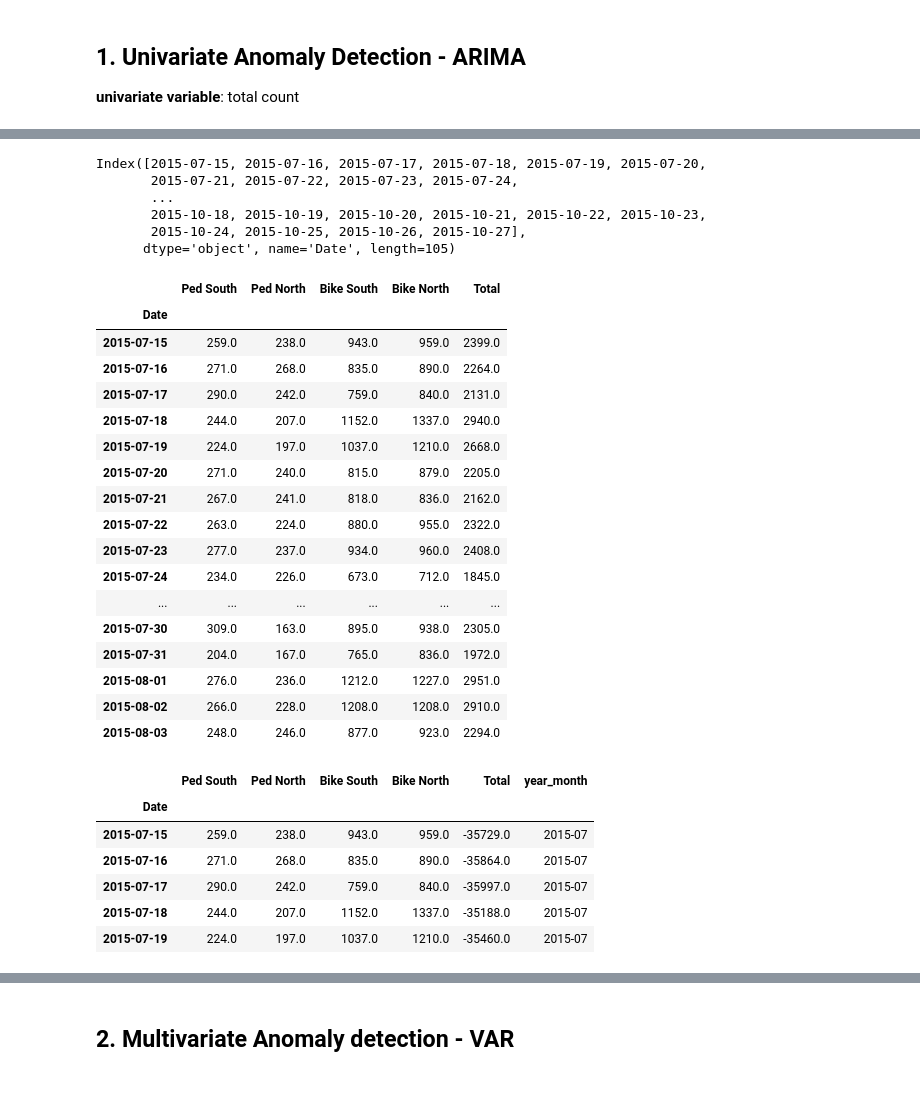
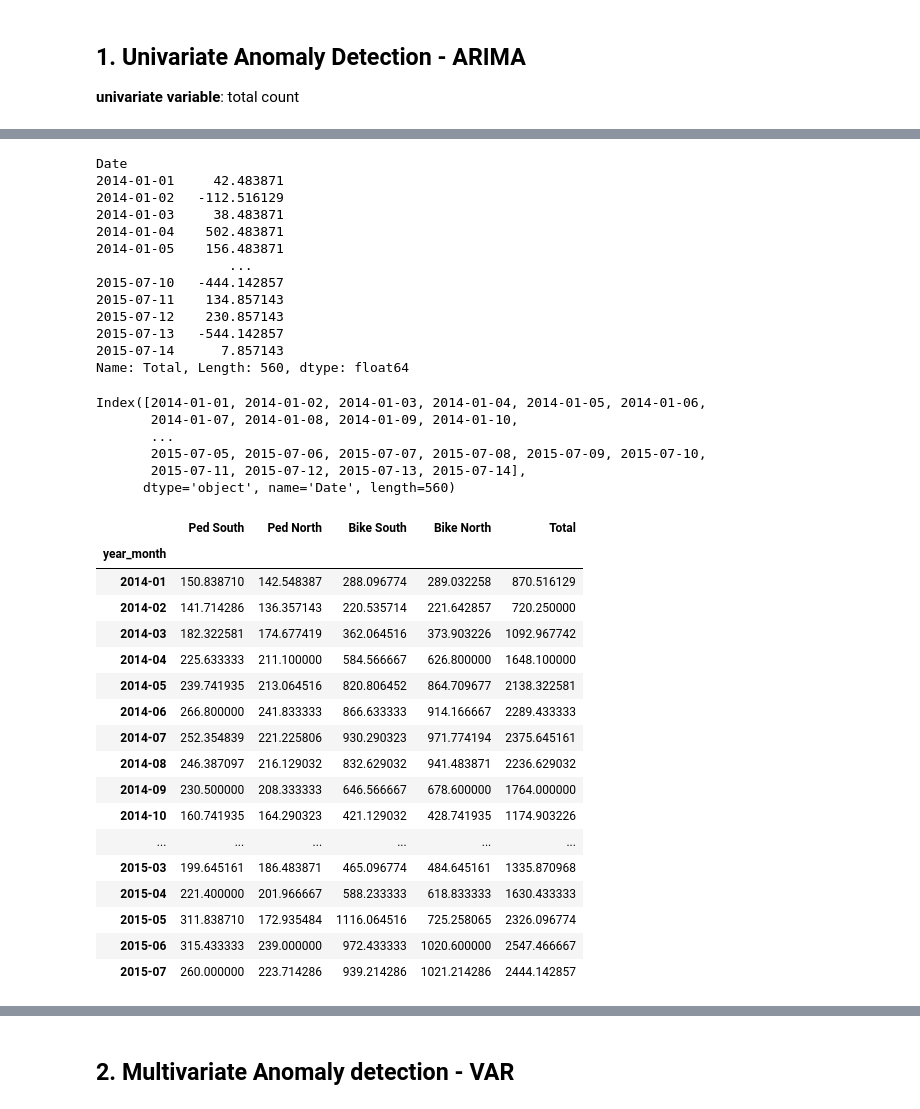
Before and after one commit to HsiangHung/Machine_Learning_Note, a Jupyter notebook: Time_Series/anomaly_detection/univariate/ARIMA_AD/ARIMA_anomaly_detection.ipynb, the cells around one changed output, grey strips where cells are left out. Cells and saved outputs as stored; diff of their text form; code cells hidden in the pictures.

```diff
--- a/Time_Series/anomaly_detection/univariate/ARIMA_AD/ARIMA_anomaly_detection.ipynb
+++ b/Time_Series/anomaly_detection/univariate/ARIMA_AD/ARIMA_anomaly_detection.ipynb
@@ -105,40 +228,25 @@ pandas.core.series.Series
+# %%
+train_uni
+# %% [output]
+Date
+2014-01-01     42.483871
+2014-01-02   -112.516129
+2014-01-03     38.483871
+2014-01-04    502.483871
+2014-01-05    156.483871
+                 ...
+2015-07-10   -444.142857
+2015-07-11    134.857143
+2015-07-12    230.857143
+2015-07-13   -544.142857
+2015-07-14      7.857143
+Name: Total, Length: 560, dtype: float64
 # %%
-test_uni.index
+train_uni.index
 # %% [output]
-Index([2015-07-15, 2015-07-16, 2015-07-17, 2015-07-18, 2015-07-19, 2015-07-20,
-       2015-07-21, 2015-07-22, 2015-07-23, 2015-07-24,
+Index([2014-01-01, 2014-01-02, 2014-01-03, 2014-01-04, 2014-01-05, 2014-01-06,
+       2014-01-07, 2014-01-08, 2014-01-09, 2014-01-10,
        ...
-       2015-10-18, 2015-10-19, 2015-10-20, 2015-10-21, 2015-10-22, 2015-10-23,
-       2015-10-24, 2015-10-25, 2015-10-26, 2015-10-27],
-      dtype='object', name='Date', length=105)
+       2015-07-05, 2015-07-06, 2015-07-07, 2015-07-08, 2015-07-09, 2015-07-10,
+       2015-07-11, 2015-07-12, 2015-07-13, 2015-07-14],
+      dtype='object', name='Date', length=560)
-# %%
-df_day[(train_hours//24):].copy().head(20)
-# %% [output]
-|  | Ped South | Ped North | Bike South | Bike North | Total |
-| Date |  |  |  |  |  |
-| 2015-07-15 | 259.0 | 238.0 | 943.0 | 959.0 | 2399.0 |
-| 2015-07-16 | 271.0 | 268.0 | 835.0 | 890.0 | 2264.0 |
-| 2015-07-17 | 290.0 | 242.0 | 759.0 | 840.0 | 2131.0 |
-| 2015-07-18 | 244.0 | 207.0 | 1152.0 | 1337.0 | 2940.0 |
-| 2015-07-19 | 224.0 | 197.0 | 1037.0 | 1210.0 | 2668.0 |
-| 2015-07-20 | 271.0 | 240.0 | 815.0 | 879.0 | 2205.0 |
-| 2015-07-21 | 267.0 | 241.0 | 818.0 | 836.0 | 2162.0 |
-| 2015-07-22 | 263.0 | 224.0 | 880.0 | 955.0 | 2322.0 |
-| 2015-07-23 | 277.0 | 237.0 | 934.0 | 960.0 | 2408.0 |
-| 2015-07-24 | 234.0 | 226.0 | 673.0 | 712.0 | 1845.0 |
-| ... | ... | ... | ... | ... | ... |
-| 2015-07-30 | 309.0 | 163.0 | 895.0 | 938.0 | 2305.0 |
-| 2015-07-31 | 204.0 | 167.0 | 765.0 | 836.0 | 1972.0 |
-| 2015-08-01 | 276.0 | 236.0 | 1212.0 | 1227.0 | 2951.0 |
-| 2015-08-02 | 266.0 | 228.0 | 1208.0 | 1208.0 | 2910.0 |
-| 2015-08-03 | 248.0 | 246.0 | 877.0 | 923.0 | 2294.0 |
-# %%
-test_uni.head()
-# %% [output]
-|  | Ped South | Ped North | Bike South | Bike North | Total | year_month |
-| Date |  |  |  |  |  |  |
-| 2015-07-15 | 259.0 | 238.0 | 943.0 | 959.0 | -35729.0 | 2015-07 |
-| 2015-07-16 | 271.0 | 268.0 | 835.0 | 890.0 | -35864.0 | 2015-07 |
-| 2015-07-17 | 290.0 | 242.0 | 759.0 | 840.0 | -35997.0 | 2015-07 |
-| 2015-07-18 | 244.0 | 207.0 | 1152.0 | 1337.0 | -35188.0 | 2015-07 |
-| 2015-07-19 | 224.0 | 197.0 | 1037.0 | 1210.0 | -35460.0 | 2015-07 |
@@ -162,0 +253,21 @@ test_uni['Total'] = test_uni.apply(lambda x: x['Total'] - month_mean_test['Total
+# %%
+month_mean_train
+# %% [output]
+|  | Ped South | Ped North | Bike South | Bike North | Total |
+| year_month |  |  |  |  |  |
+| 2014-01 | 150.838710 | 142.548387 | 288.096774 | 289.032258 | 870.516129 |
+| 2014-02 | 141.714286 | 136.357143 | 220.535714 | 221.642857 | 720.250000 |
+| 2014-03 | 182.322581 | 174.677419 | 362.064516 | 373.903226 | 1092.967742 |
+| 2014-04 | 225.633333 | 211.100000 | 584.566667 | 626.800000 | 1648.100000 |
+| 2014-05 | 239.741935 | 213.064516 | 820.806452 | 864.709677 | 2138.322581 |
+| 2014-06 | 266.800000 | 241.833333 | 866.633333 | 914.166667 | 2289.433333 |
+| 2014-07 | 252.354839 | 221.225806 | 930.290323 | 971.774194 | 2375.645161 |
+| 2014-08 | 246.387097 | 216.129032 | 832.629032 | 941.483871 | 2236.629032 |
+| 2014-09 | 230.500000 | 208.333333 | 646.566667 | 678.600000 | 1764.000000 |
+| 2014-10 | 160.741935 | 164.290323 | 421.129032 | 428.741935 | 1174.903226 |
+| ... | ... | ... | ... | ... | ... |
+| 2015-03 | 199.645161 | 186.483871 | 465.096774 | 484.645161 | 1335.870968 |
+| 2015-04 | 221.400000 | 201.966667 | 588.233333 | 618.833333 | 1630.433333 |
+| 2015-05 | 311.838710 | 172.935484 | 1116.064516 | 725.258065 | 2326.096774 |
+| 2015-06 | 315.433333 | 239.000000 | 972.433333 | 1020.600000 | 2547.466667 |
+| 2015-07 | 260.000000 | 223.714286 | 939.214286 | 1021.214286 | 2444.142857 |
```
Also changed, not shown: parts of 18 cells of this notebook, 2 other files.
